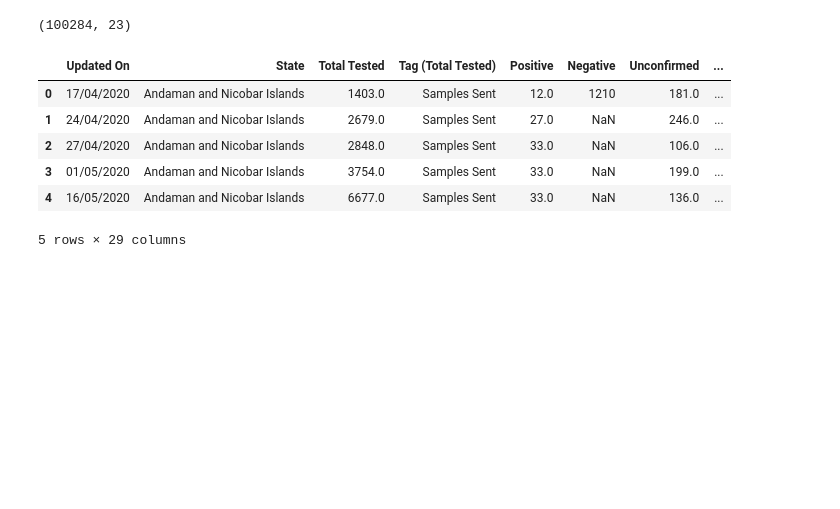
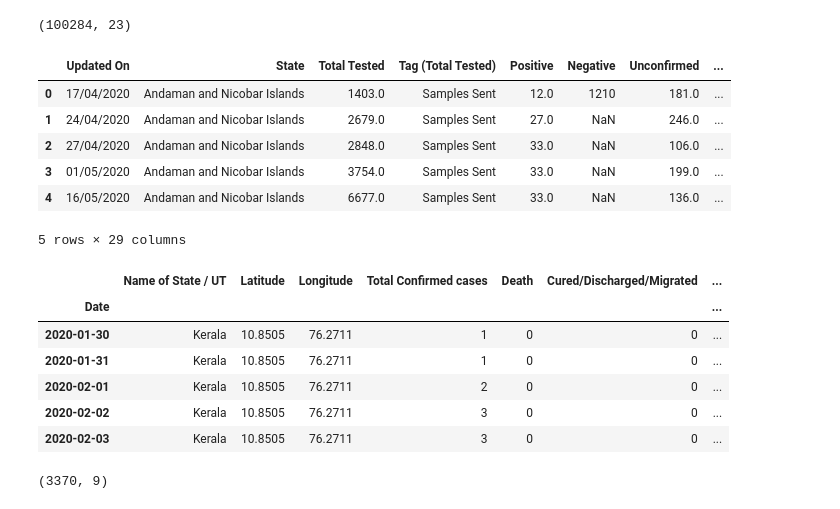
Before and after one commit to Nascent-bot/Covid19, a Jupyter notebook: CoronaVirusDataAnalysis.ipynb, the cells around one changed output. Drawn from its saved outputs; the diff is of its cells as text; code cells hidden in the pictures; blank space fills up the shorter version.

```diff
--- a/CoronaVirusDataAnalysis.ipynb
+++ b/CoronaVirusDataAnalysis.ipynb
@@ -59,0 +62,14 @@ state_test.head()
+# %%
+df.head()
+# %% [output]
+|  | Name of State / UT | Latitude | Longitude | Total Confirmed cases | Death | Cured/Discharged/Migrated | ... |
+| Date |  |  |  |  |  |  | ... |
+| 2020-01-30 | Kerala | 10.8505 | 76.2711 | 1 | 0 | 0 | ... |
+| 2020-01-31 | Kerala | 10.8505 | 76.2711 | 1 | 0 | 0 | ... |
+| 2020-02-01 | Kerala | 10.8505 | 76.2711 | 2 | 0 | 0 | ... |
+| 2020-02-02 | Kerala | 10.8505 | 76.2711 | 3 | 0 | 0 | ... |
+| 2020-02-03 | Kerala | 10.8505 | 76.2711 | 3 | 0 | 0 | ... |
+# %%
+df.shape
+# %% [output]
+(3370, 9)
```
Also changed, not shown: parts of 7 cells of this notebook.
